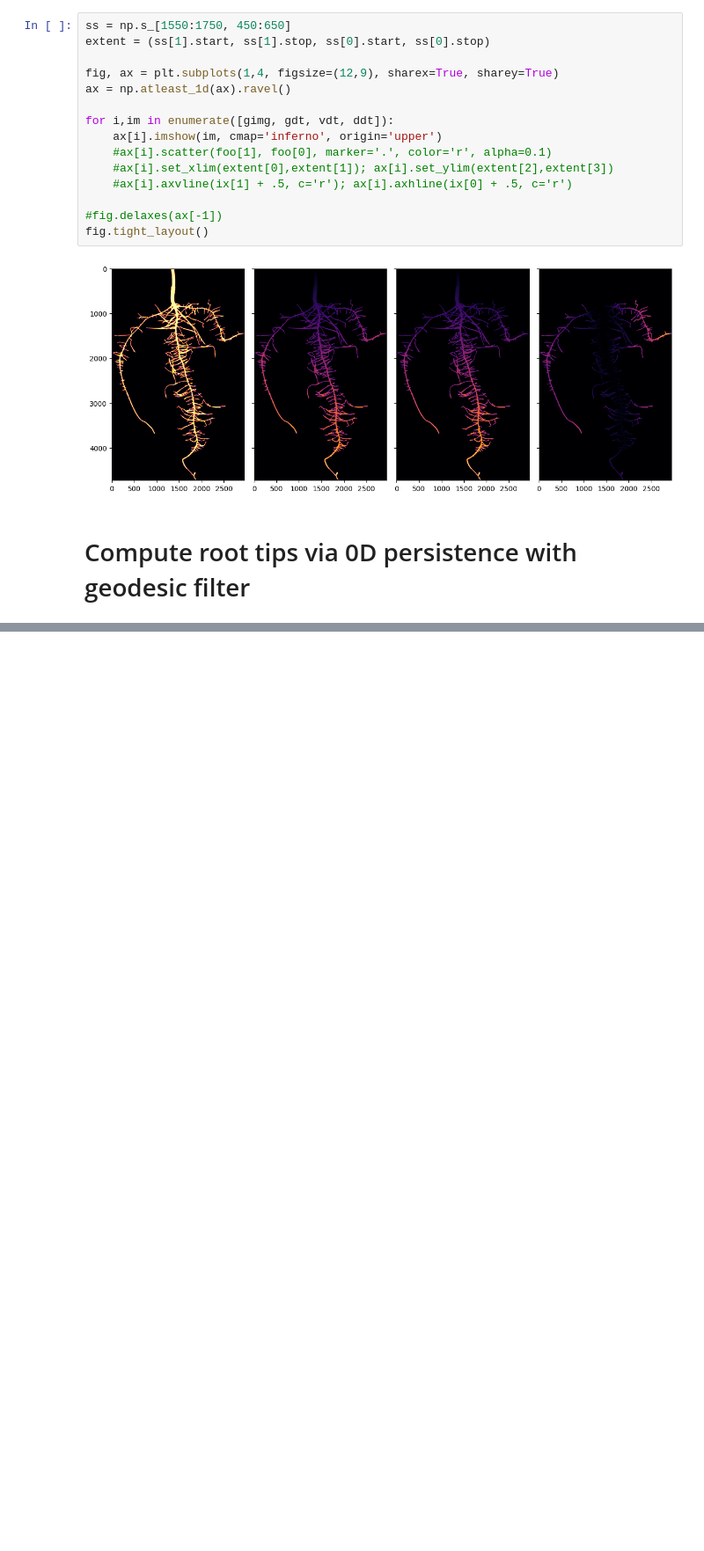
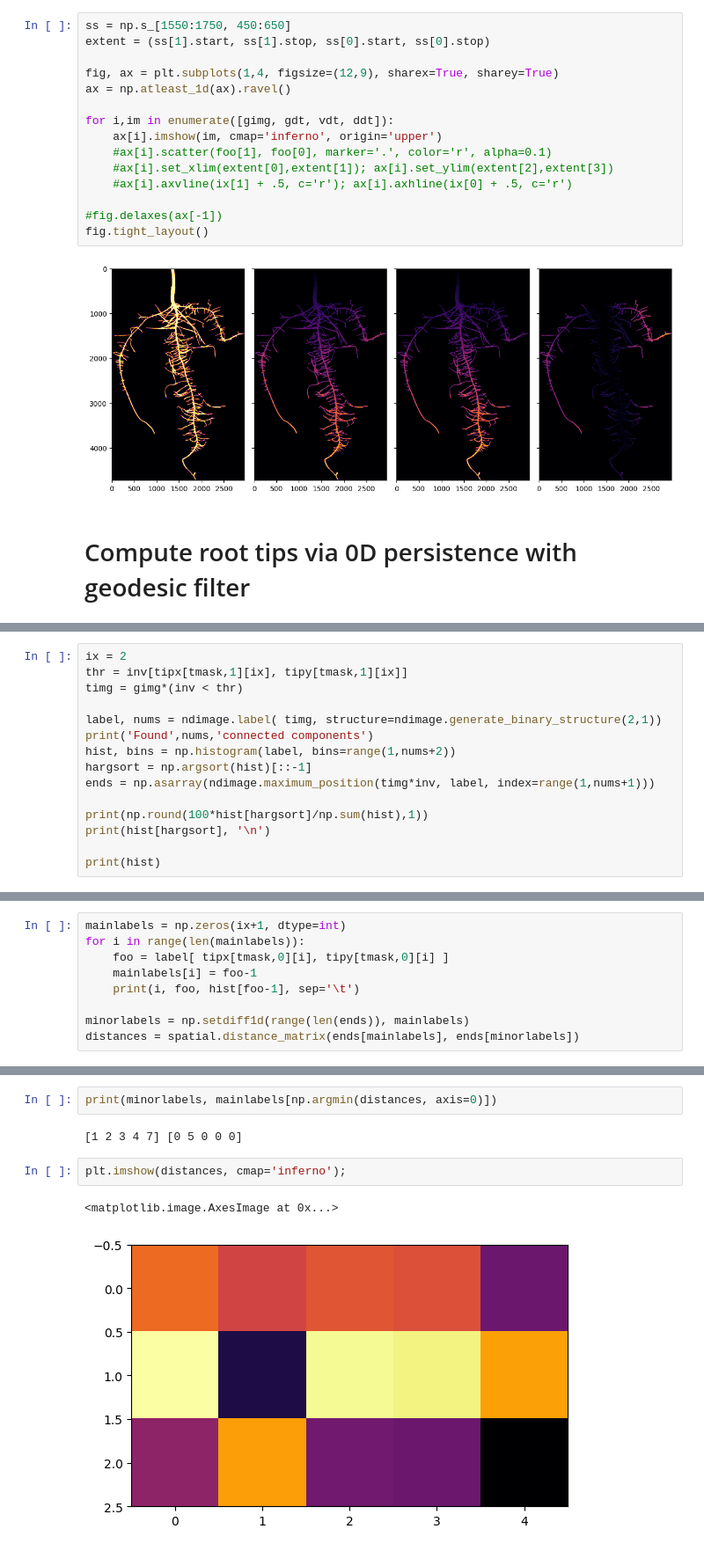
Before and after one commit to ejamezquita/root_necrosis, a Jupyter notebook: jupyter/01_image_preparation.ipynb, the cells around one changed output, grey strips where cells are left out. Shown: that part at 88% size. Cells and saved outputs as stored; diff of their text form; blank space fills up the shorter version.

```diff
--- a/jupyter/01_image_preparation.ipynb
+++ b/jupyter/01_image_preparation.ipynb
@@ -322,0 +299,15 @@ fig.tight_layout()
+# %%
+ix = 2
+thr = inv[tipx[tmask,1][ix], tipy[tmask,1][ix]]
+timg = gimg*(inv < thr)
+
+label, nums = ndimage.label( timg, structure=ndimage.generate_binary_structure(2,1))
+print('Found',nums,'connected components')
+hist, bins = np.histogram(label, bins=range(1,nums+2))
+hargsort = np.argsort(hist)[::-1]
+ends = np.asarray(ndimage.maximum_position(timg*inv, label, index=range(1,nums+1)))
+
+print(np.round(100*hist[hargsort]/np.sum(hist),1))
+print(hist[hargsort], '\n')
+
+print(hist)
@@ -322,0 +320,9 @@ fig.tight_layout()
+# %%
+mainlabels = np.zeros(ix+1, dtype=int)
+for i in range(len(mainlabels)):
+    foo = label[ tipx[tmask,0][i], tipy[tmask,0][i] ]
+    mainlabels[i] = foo-1
+    print(i, foo, hist[foo-1], sep='\t')
+
+minorlabels = np.setdiff1d(range(len(ends)), mainlabels)
+distances = spatial.distance_matrix(ends[mainlabels], ends[minorlabels])
@@ -322,0 +339,9 @@ fig.tight_layout()
+# %%
+print(minorlabels, mainlabels[np.argmin(distances, axis=0)])
+# %% [output]
+[1 2 3 4 7] [0 5 0 0 0]
+# %%
+plt.imshow(distances, cmap='inferno');
+# %% [output]
+<matplotlib.image.AxesImage at 0x...>
+[figure, added]
```
Also changed, not shown: parts of 18 cells of this notebook.
